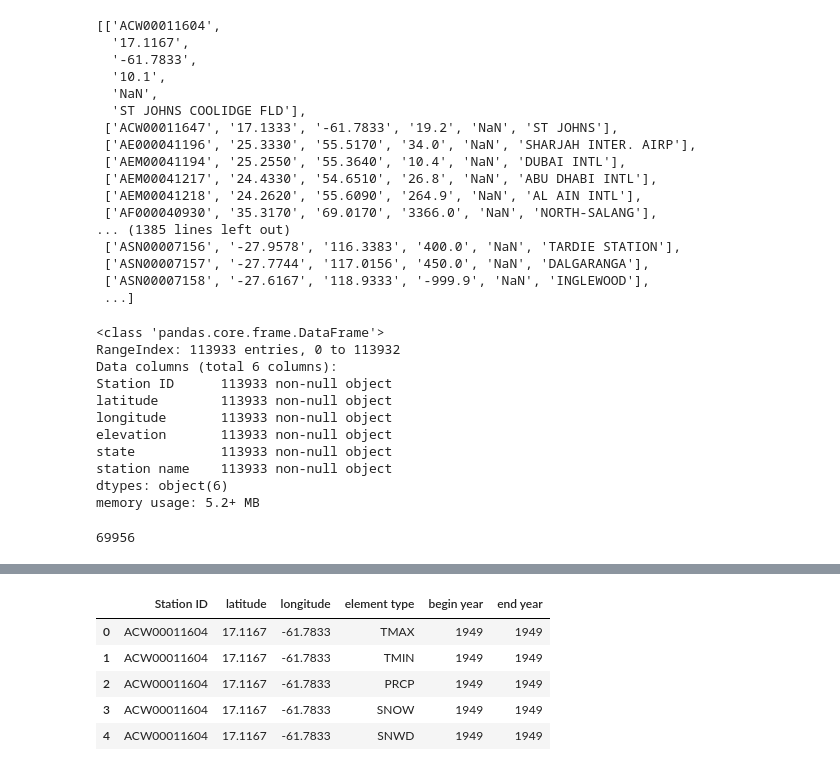
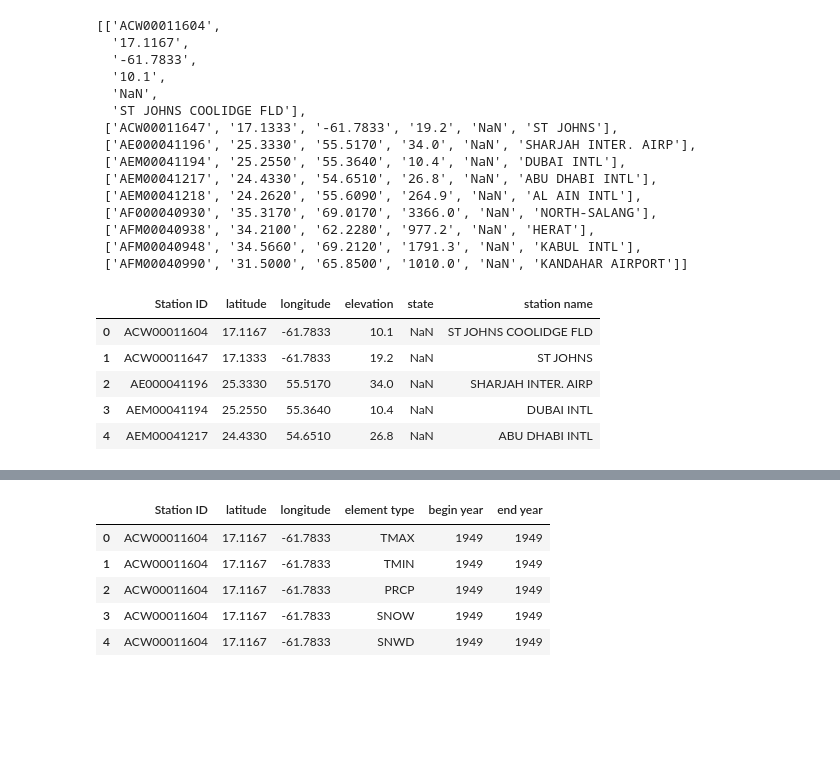
Before and after one commit to fkaita/Springboard, a Jupyter notebook: Capstone/Data_Collection_NOAA.ipynb, the cells around one changed output, grey strips where cells are left out. Drawn from its saved outputs; the diff is of its cells as text; code cells hidden in the pictures; blank space fills up the shorter version.

```diff
--- a/Capstone/Data_Collection_NOAA.ipynb
+++ b/Capstone/Data_Collection_NOAA.ipynb
@@ -11,7 +12,9 @@ import sqlite3
 station_name_url = 'https://www1.ncdc.noaa.gov/pub/data/ghcn/daily/ghcnd-stations.txt'
 station_name = urllib.request.urlopen(station_name_url).readlines()
 # %%
+#Extract only information we use and make a list.
 station_name_short=[]
+
 for line in station_name:
     #strip extra information
     line = line[:-14]
@@ -37,7 +40,9 @@ for line in station_name:
     line1.append(line3)
 
     station_name_short.append(line1)
-station_name_short
+
+#Show the first 10 items in the list
+station_name_short[:10]
 # %% [output]
 [['ACW00011604',
   '17.1167',
@@ -51,27 +56,17 @@ station_name_short
  ['AEM00041217', '24.4330', '54.6510', '26.8', 'NaN', 'ABU DHABI INTL'],
  ['AEM00041218', '24.2620', '55.6090', '264.9', 'NaN', 'AL AIN INTL'],
  ['AF000040930', '35.3170', '69.0170', '3366.0', 'NaN', 'NORTH-SALANG'],
-... (1385 lines left out)
- ['ASN00007156', '-27.9578', '116.3383', '400.0', 'NaN', 'TARDIE STATION'],
- ['ASN00007157', '-27.7744', '117.0156', '450.0', 'NaN', 'DALGARANGA'],
- ['ASN00007158', '-27.6167', '118.9333', '-999.9', 'NaN', 'INGLEWOOD'],
- ...]
+ ['AFM00040938', '34.2100', '62.2280', '977.2', 'NaN', 'HERAT'],
+ ['AFM00040948', '34.5660', '69.2120', '1791.3', 'NaN', 'KABUL INTL'],
+ ['AFM00040990', '31.5000', '65.8500', '1010.0', 'NaN', 'KANDAHAR AIRPORT']]
 # %%
+#make dataframe for the list of stations
 df_station_name = pd.DataFrame(station_name_short, columns=['Station ID', 'latitude', 'longitude', 'elevation', 'state', 'station name'])
-df_station_name.info()
+df_station_name.head()
 # %% [output]
-<class 'pandas.core.frame.DataFrame'>
-RangeIndex: 113933 entries, 0 to 113932
-Data columns (total 6 columns):
-Station ID      113933 non-null object
-latitude        113933 non-null object
-longitude       113933 non-null object
-elevation       113933 non-null object
-state           113933 non-null object
-station name    113933 non-null object
-dtypes: object(6)
-memory usage: 5.2+ MB
+|  | Station ID | latitude | longitude | elevation | state | station name |
+| 0 | ACW00011604 | 17.1167 | -61.7833 | 10.1 | NaN | ST JOHNS COOLIDGE FLD |
+| 1 | ACW00011647 | 17.1333 | -61.7833 | 19.2 | NaN | ST JOHNS |
+| 2 | AE000041196 | 25.3330 | 55.5170 | 34.0 | NaN | SHARJAH INTER. AIRP |
+| 3 | AEM00041194 | 25.2550 | 55.3640 | 10.4 | NaN | DUBAI INTL |
+| 4 | AEM00041217 | 24.4330 | 54.6510 | 26.8 | NaN | ABU DHABI INTL |
-# %%
-len(df_station_name[df_station_name.state != 'NaN'])
-# %% [output]
-69956
```
Also changed, not shown: parts of 38 cells of this notebook.
